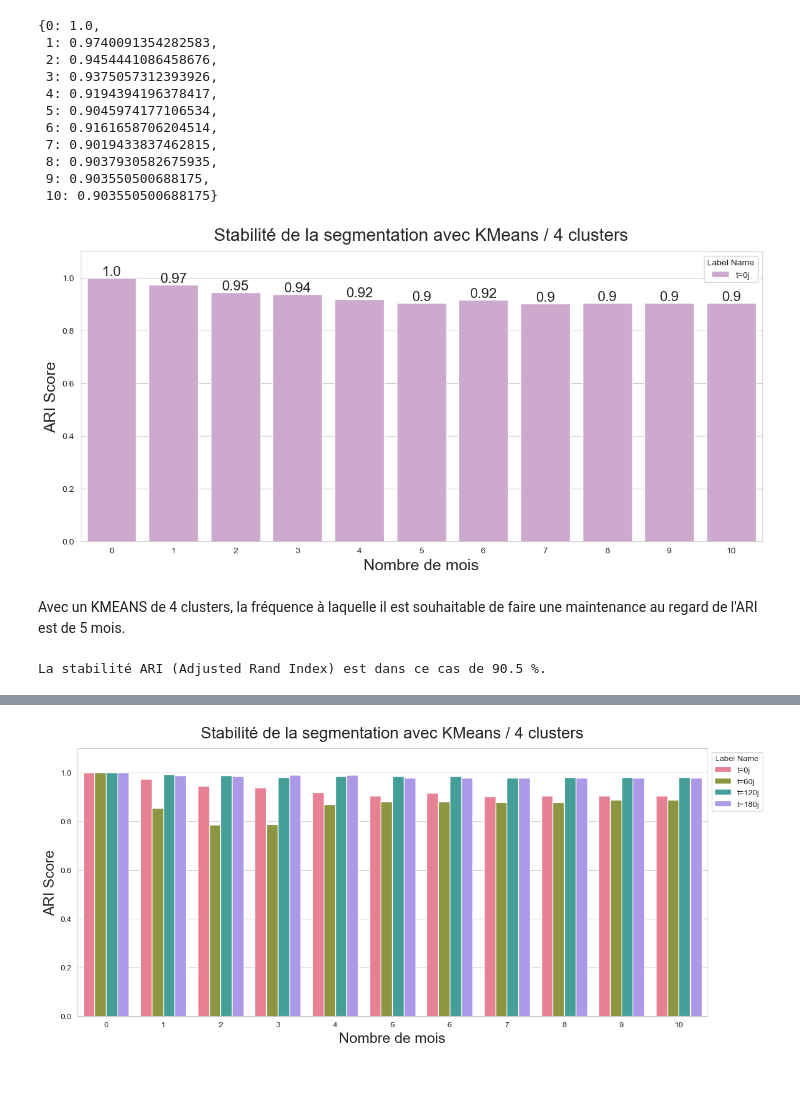
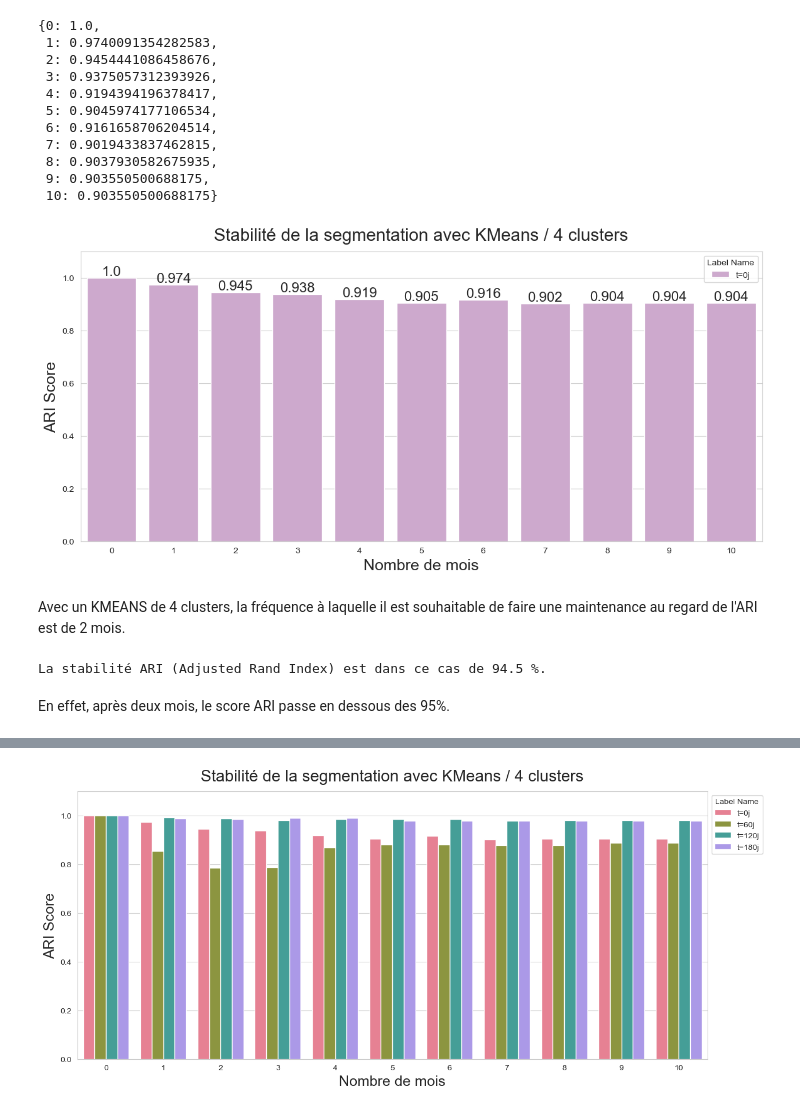
Before and after one commit to sdmwd/IML-Open-Classrooms, a Jupyter notebook: P4 - Segmentez des clients d'un site e-commerce/Projet 4 - Notebook 3 - Simon Durand - vF_.ipynb, the cells around one changed output, grey strips where cells are left out. Drawn from its saved outputs; the diff is of its cells as text; code cells hidden in the pictures; blank space fills up the shorter version.

```diff
--- a/P4 - Segmentez des clients d'un site e-commerce/Projet 4 - Notebook 3 - Simon Durand - vF_.ipynb
+++ b/P4 - Segmentez des clients d'un site e-commerce/Projet 4 - Notebook 3 - Simon Durand - vF_.ipynb
@@ -130,8 +135,11 @@ def data_custers(df, months_range, initial_day):
 
         # Appliquer standardisation et PCA
         col_names = df_dict[months].drop('id', axis=1).columns
+
+        scaler = StandardScaler()
+        features = scaler.fit_transform(df_dict[months][col_names])
+
         pca = PCA(n_components=0.9)
-        features = StandardScaler().fit_transform(df_dict[months][col_names])
         features_pca = pca.fit_transform(features)
         df_pca = pd.DataFrame(features_pca, columns = ['z0', 'z1', 'z2', 'z3'])
         df_dict_std[months] = df_pca.join(df_dict[months]['id'])
@@ -153,8 +161,6 @@ def data_custers(df, months_range, initial_day):
         temp['clusters'] = M_t_pred.tolist()
         clusters_dict[months] = temp
 
-
-
     return df_dict, df_dict_std, clusters_dict, ari_scores
 # %%
 today = data["Fréquence"].max() + dt.timedelta(days=1)
@@ -181,32 +187,34 @@ ari_scores
 # %%
 # KMeans : Visualisation graphique des résultats
 
 # Récupération des noms et valeurs à afficher
 names = list(ari_scores.keys())
 values = list(ari_scores.values())
 
 # Création de la figure
 fig = plt.figure(figsize=(14, 6))
 ax = sns.barplot(x=names, y=values, color='#D3a3D3', label='t=0j')
 labels = ax.bar_label(ax.containers[0], label_type='edge', size=16)
 for label in labels:
-    label.set_text(str(round(float(label.get_text()), 2)))
+    label.set_text(str(round(float(label.get_text()), 3)))
 
 # Ajout du titre et des labels
 plt.title("Stabilité de la segmentation avec KMeans / 4 clusters", size=20, y=1.02)
 plt.legend(title='Label Name', bbox_to_anchor=(1, 1))
 plt.xlabel('Nombre de mois')
 plt.ylabel('ARI Score')
 plt.ylim(0, 1.1)
 plt.show()
 # %% [output]
-[figure, old version]
+[figure, new version]
 # %% [markdown]
-Avec un KMEANS de 4 clusters, la fréquence à laquelle il est souhaitable de faire une maintenance au regard de l'ARI est de 5 mois.
+Avec un KMEANS de 4 clusters, la fréquence à laquelle il est souhaitable de faire une maintenance au regard de l'ARI est de 2 mois.
 # %%
-print("La stabilité ARI (Adjusted Rand Index) est dans ce cas de {} %.".format(round(ari_scores[5]*100, 1)))
+print("La stabilité ARI (Adjusted Rand Index) est dans ce cas de {} %.".format(round(ari_scores[2]*100, 1)))
 # %% [output]
-La stabilité ARI (Adjusted Rand Index) est dans ce cas de 90.5 %.
+La stabilité ARI (Adjusted Rand Index) est dans ce cas de 94.5 %.
+# %% [markdown]
+En effet, après deux mois, le score ARI passe en dessous des 95%.
 # %%
 today = today - dt.timedelta(days=60)
 # %%
```
Also changed, not shown: parts of 8 cells of this notebook.
